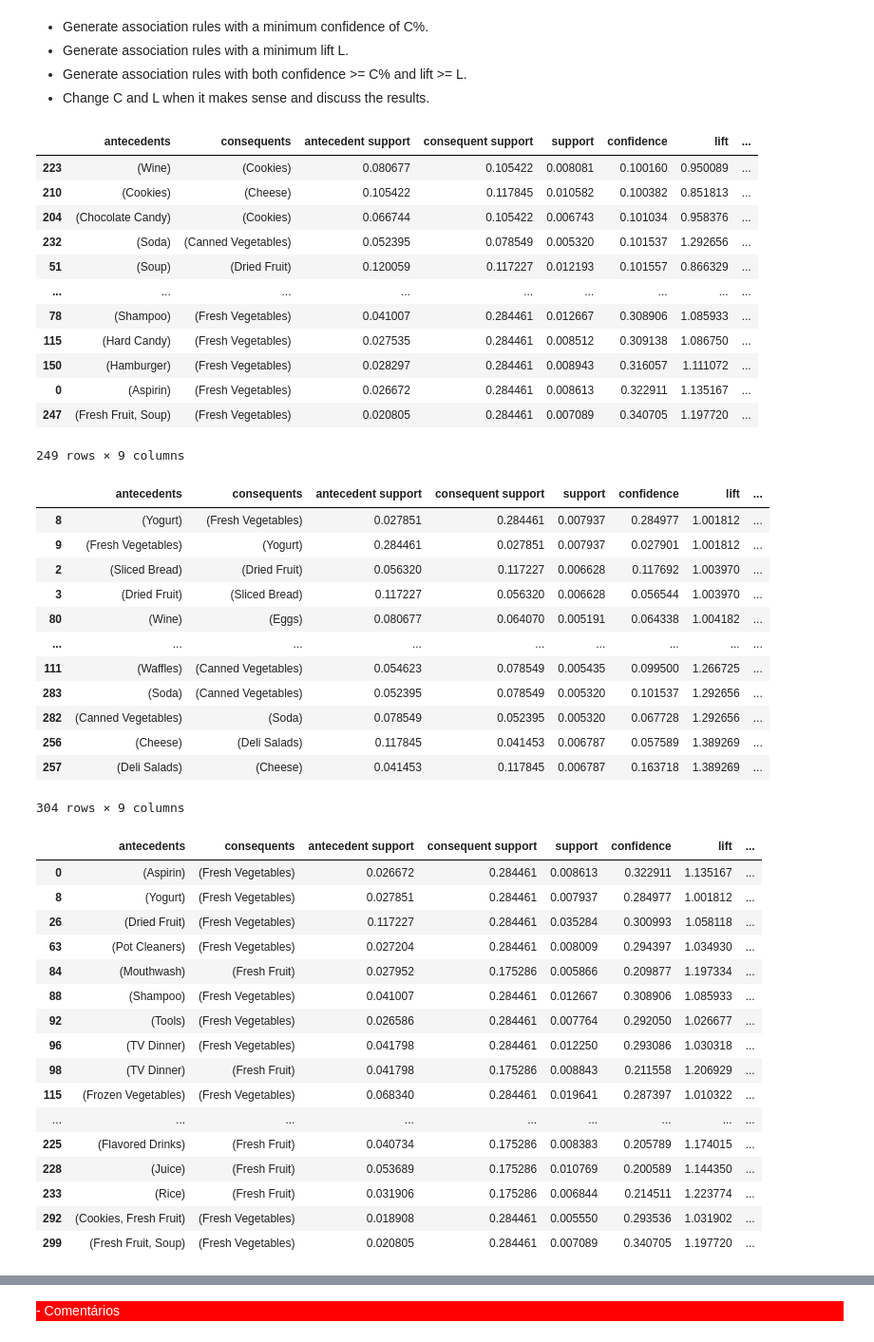
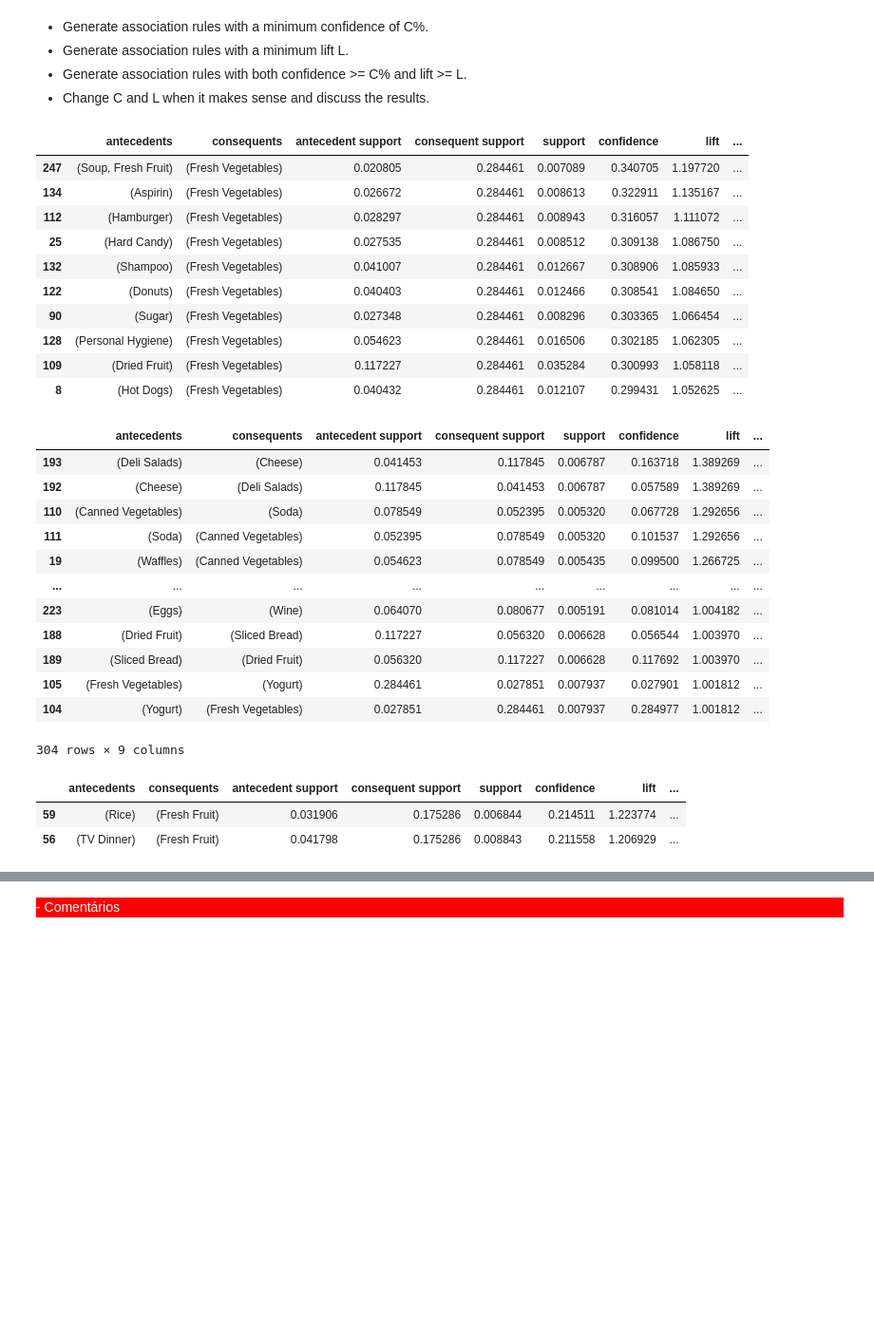
Before and after one commit to miguelaf24/PD, a Jupyter notebook: PD_201920_Project.ipynb, the cells around one changed output, grey strips where cells are left out. Shown at 95% size. Cells and saved outputs as stored; diff of their text form; code cells hidden in the pictures; blank space fills up the shorter version.

```diff
--- a/PD_201920_Project.ipynb
+++ b/PD_201920_Project.ipynb
@@ -238,59 +253,43 @@ Sup = 0.005
 * Change C and L when it makes sense and discuss the results.
 # %%
 rules = association_rules(frequent_items, metric="confidence", min_threshold=0.1)
-rules.sort_values(by='confidence')
+rules.sort_values(by='confidence', ascending = False).head(10)
 # %% [output]
 |  | antecedents | consequents | antecedent support | consequent support | support | confidence | lift | ... |
-| 223 | (Wine) | (Cookies) | 0.080677 | 0.105422 | 0.008081 | 0.100160 | 0.950089 | ... |
-| 210 | (Cookies) | (Cheese) | 0.105422 | 0.117845 | 0.010582 | 0.100382 | 0.851813 | ... |
-| 204 | (Chocolate Candy) | (Cookies) | 0.066744 | 0.105422 | 0.006743 | 0.101034 | 0.958376 | ... |
-| 232 | (Soda) | (Canned Vegetables) | 0.052395 | 0.078549 | 0.005320 | 0.101537 | 1.292656 | ... |
-| 51 | (Soup) | (Dried Fruit) | 0.120059 | 0.117227 | 0.012193 | 0.101557 | 0.866329 | ... |
-| ... | ... | ... | ... | ... | ... | ... | ... | ... |
-| 78 | (Shampoo) | (Fresh Vegetables) | 0.041007 | 0.284461 | 0.012667 | 0.308906 | 1.085933 | ... |
-| 115 | (Hard Candy) | (Fresh Vegetables) | 0.027535 | 0.284461 | 0.008512 | 0.309138 | 1.086750 | ... |
-| 150 | (Hamburger) | (Fresh Vegetables) | 0.028297 | 0.284461 | 0.008943 | 0.316057 | 1.111072 | ... |
-| 0 | (Aspirin) | (Fresh Vegetables) | 0.026672 | 0.284461 | 0.008613 | 0.322911 | 1.135167 | ... |
-| 247 | (Fresh Fruit, Soup) | (Fresh Vegetables) | 0.020805 | 0.284461 | 0.007089 | 0.340705 | 1.197720 | ... |
+| 247 | (Soup, Fresh Fruit) | (Fresh Vegetables) | 0.020805 | 0.284461 | 0.007089 | 0.340705 | 1.197720 | ... |
+| 134 | (Aspirin) | (Fresh Vegetables) | 0.026672 | 0.284461 | 0.008613 | 0.322911 | 1.135167 | ... |
+| 112 | (Hamburger) | (Fresh Vegetables) | 0.028297 | 0.284461 | 0.008943 | 0.316057 | 1.111072 | ... |
+| 25 | (Hard Candy) | (Fresh Vegetables) | 0.027535 | 0.284461 | 0.008512 | 0.309138 | 1.086750 | ... |
+| 132 | (Shampoo) | (Fresh Vegetables) | 0.041007 | 0.284461 | 0.012667 | 0.308906 | 1.085933 | ... |
+| 122 | (Donuts) | (Fresh Vegetables) | 0.040403 | 0.284461 | 0.012466 | 0.308541 | 1.084650 | ... |
+| 90 | (Sugar) | (Fresh Vegetables) | 0.027348 | 0.284461 | 0.008296 | 0.303365 | 1.066454 | ... |
+| 128 | (Personal Hygiene) | (Fresh Vegetables) | 0.054623 | 0.284461 | 0.016506 | 0.302185 | 1.062305 | ... |
+| 109 | (Dried Fruit) | (Fresh Vegetables) | 0.117227 | 0.284461 | 0.035284 | 0.300993 | 1.058118 | ... |
+| 8 | (Hot Dogs) | (Fresh Vegetables) | 0.040432 | 0.284461 | 0.012107 | 0.299431 | 1.052625 | ... |
-249 rows × 9 columns
 # %%
 rules = association_rules(frequent_items, metric="lift", min_threshold=1)
-rules.sort_values(by='lift')
+rules.sort_values(by='lift', ascending = False)
 # %% [output]
 |  | antecedents | consequents | antecedent support | consequent support | support | confidence | lift | ... |
-| 8 | (Yogurt) | (Fresh Vegetables) | 0.027851 | 0.284461 | 0.007937 | 0.284977 | 1.001812 | ... |
-| 9 | (Fresh Vegetables) | (Yogurt) | 0.284461 | 0.027851 | 0.007937 | 0.027901 | 1.001812 | ... |
-| 2 | (Sliced Bread) | (Dried Fruit) | 0.056320 | 0.117227 | 0.006628 | 0.117692 | 1.003970 | ... |
-| 3 | (Dried Fruit) | (Sliced Bread) | 0.117227 | 0.056320 | 0.006628 | 0.056544 | 1.003970 | ... |
-| 80 | (Wine) | (Eggs) | 0.080677 | 0.064070 | 0.005191 | 0.064338 | 1.004182 | ... |
+| 193 | (Deli Salads) | (Cheese) | 0.041453 | 0.117845 | 0.006787 | 0.163718 | 1.389269 | ... |
+| 192 | (Cheese) | (Deli Salads) | 0.117845 | 0.041453 | 0.006787 | 0.057589 | 1.389269 | ... |
+| 110 | (Canned Vegetables) | (Soda) | 0.078549 | 0.052395 | 0.005320 | 0.067728 | 1.292656 | ... |
+| 111 | (Soda) | (Canned Vegetables) | 0.052395 | 0.078549 | 0.005320 | 0.101537 | 1.292656 | ... |
+| 19 | (Waffles) | (Canned Vegetables) | 0.054623 | 0.078549 | 0.005435 | 0.099500 | 1.266725 | ... |
 | ... | ... | ... | ... | ... | ... | ... | ... | ... |
-| 111 | (Waffles) | (Canned Vegetables) | 0.054623 | 0.078549 | 0.005435 | 0.099500 | 1.266725 | ... |
-| 283 | (Soda) | (Canned Vegetables) | 0.052395 | 0.078549 | 0.005320 | 0.101537 | 1.292656 | ... |
-| 282 | (Canned Vegetables) | (Soda) | 0.078549 | 0.052395 | 0.005320 | 0.067728 | 1.292656 | ... |
-| 256 | (Cheese) | (Deli Salads) | 0.117845 | 0.041453 | 0.006787 | 0.057589 | 1.389269 | ... |
-| 257 | (Deli Salads) | (Cheese) | 0.041453 | 0.117845 | 0.006787 | 0.163718 | 1.389269 | ... |
+| 223 | (Eggs) | (Wine) | 0.064070 | 0.080677 | 0.005191 | 0.081014 | 1.004182 | ... |
+| 188 | (Dried Fruit) | (Sliced Bread) | 0.117227 | 0.056320 | 0.006628 | 0.056544 | 1.003970 | ... |
+| 189 | (Sliced Bread) | (Dried Fruit) | 0.056320 | 0.117227 | 0.006628 | 0.117692 | 1.003970 | ... |
+| 105 | (Fresh Vegetables) | (Yogurt) | 0.284461 | 0.027851 | 0.007937 | 0.027901 | 1.001812 | ... |
+| 104 | (Yogurt) | (Fresh Vegetables) | 0.027851 | 0.284461 | 0.007937 | 0.284977 | 1.001812 | ... |
 304 rows × 9 columns
 # %%
-cl = rules[(rules['confidence'] > 0.2) & (rules['lift'] > 1.0)]
-cl
+cl = rules[(rules['confidence'] > 0.2) & (rules['lift'] > 1.2)]
+cl.sort_values(by= 'confidence', ascending = False)
 # %% [output]
 |  | antecedents | consequents | antecedent support | consequent support | support | confidence | lift | ... |
-| 0 | (Aspirin) | (Fresh Vegetables) | 0.026672 | 0.284461 | 0.008613 | 0.322911 | 1.135167 | ... |
-| 8 | (Yogurt) | (Fresh Vegetables) | 0.027851 | 0.284461 | 0.007937 | 0.284977 | 1.001812 | ... |
-| 26 | (Dried Fruit) | (Fresh Vegetables) | 0.117227 | 0.284461 | 0.035284 | 0.300993 | 1.058118 | ... |
-| 63 | (Pot Cleaners) | (Fresh Vegetables) | 0.027204 | 0.284461 | 0.008009 | 0.294397 | 1.034930 | ... |
-| 84 | (Mouthwash) | (Fresh Fruit) | 0.027952 | 0.175286 | 0.005866 | 0.209877 | 1.197334 | ... |
-| 88 | (Shampoo) | (Fresh Vegetables) | 0.041007 | 0.284461 | 0.012667 | 0.308906 | 1.085933 | ... |
-| 92 | (Tools) | (Fresh Vegetables) | 0.026586 | 0.284461 | 0.007764 | 0.292050 | 1.026677 | ... |
-| 96 | (TV Dinner) | (Fresh Vegetables) | 0.041798 | 0.284461 | 0.012250 | 0.293086 | 1.030318 | ... |
-| 98 | (TV Dinner) | (Fresh Fruit) | 0.041798 | 0.175286 | 0.008843 | 0.211558 | 1.206929 | ... |
-| 115 | (Frozen Vegetables) | (Fresh Vegetables) | 0.068340 | 0.284461 | 0.019641 | 0.287397 | 1.010322 | ... |
-| ... | ... | ... | ... | ... | ... | ... | ... | ... |
-| 225 | (Flavored Drinks) | (Fresh Fruit) | 0.040734 | 0.175286 | 0.008383 | 0.205789 | 1.174015 | ... |
-| 228 | (Juice) | (Fresh Fruit) | 0.053689 | 0.175286 | 0.010769 | 0.200589 | 1.144350 | ... |
-| 233 | (Rice) | (Fresh Fruit) | 0.031906 | 0.175286 | 0.006844 | 0.214511 | 1.223774 | ... |
-| 292 | (Cookies, Fresh Fruit) | (Fresh Vegetables) | 0.018908 | 0.284461 | 0.005550 | 0.293536 | 1.031902 | ... |
-| 299 | (Fresh Fruit, Soup) | (Fresh Vegetables) | 0.020805 | 0.284461 | 0.007089 | 0.340705 | 1.197720 | ... |
+| 59 | (Rice) | (Fresh Fruit) | 0.031906 | 0.175286 | 0.006844 | 0.214511 | 1.223774 | ... |
+| 56 | (TV Dinner) | (Fresh Fruit) | 0.041798 | 0.175286 | 0.008843 | 0.211558 | 1.206929 | ... |
 # %%
 rules.sort_values(['confidence', 'lift'], ascending=[True, True])
 # %% [output]
```
Also changed, not shown: parts of 32 cells of this notebook.
